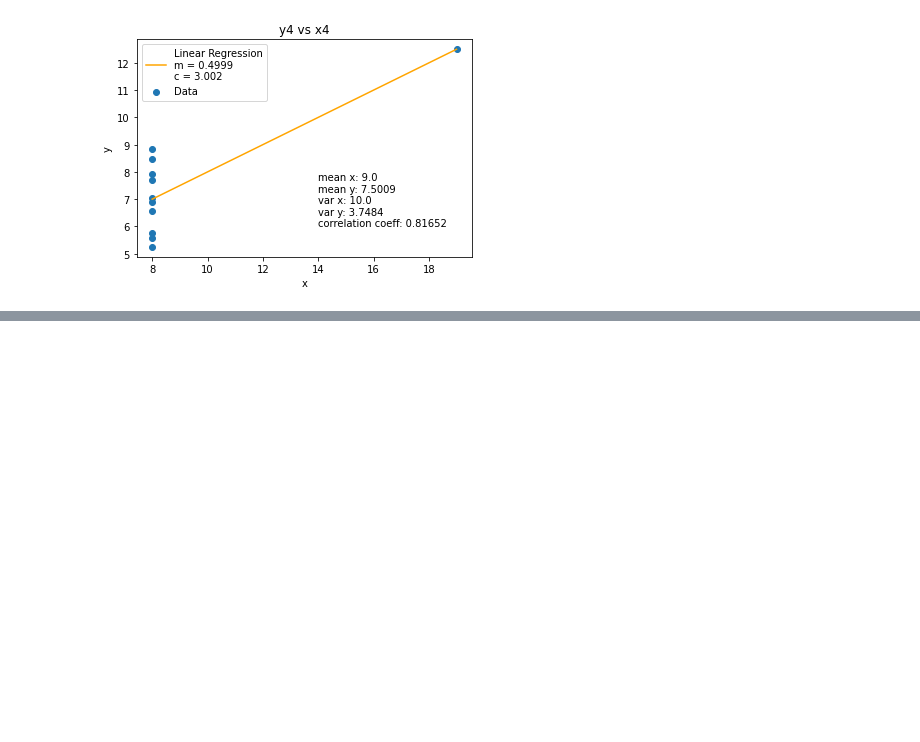
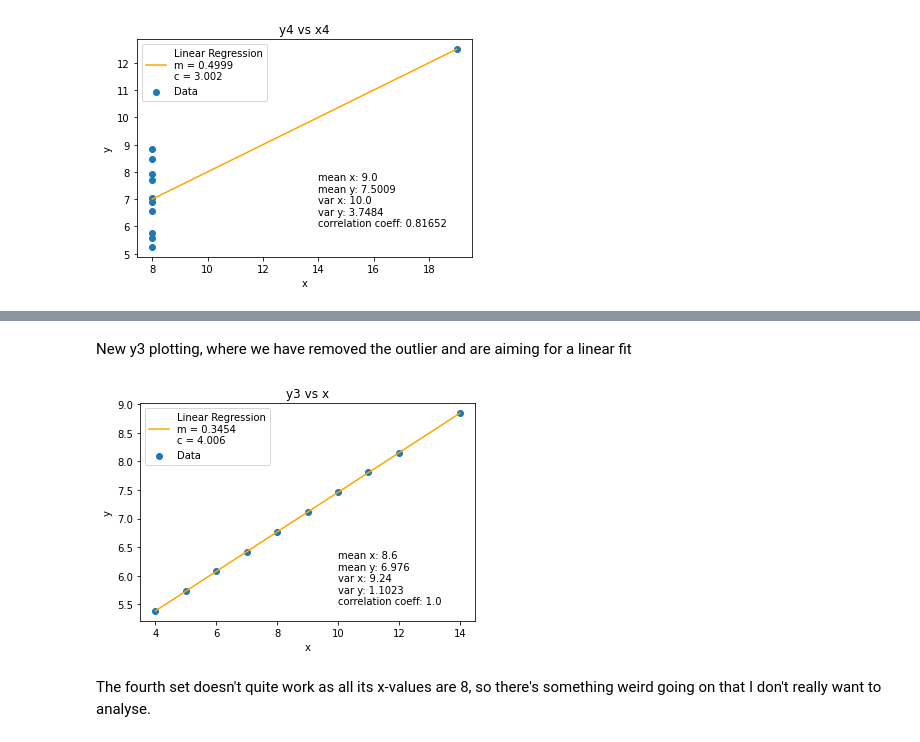
Before and after one commit to mkidson/Uni-Code, a Jupyter notebook: Honours/NP/Tut_3/tut3.ipynb, the cells around one changed output, grey strips where cells are left out. Saved outputs shown, nothing was run; the diff lists cells and outputs as text; code cells hidden in the pictures; blank space fills up the shorter version.

```diff
--- a/Honours/NP/Tut_3/tut3.ipynb
+++ b/Honours/NP/Tut_3/tut3.ipynb
@@ -110,0 +136,8 @@ plt.show()
+# %%
+y3New = np.delete(y3, 2)
+x3New = np.delete(x, 2)
+
+x3Mean_New = np.mean(x3New)
+y3Mean_New = np.mean(y3New)
+x3Var_New = np.var(x3New)
+y3Var_New = np.var(y3New)
@@ -110,0 +164,20 @@ plt.show()
+# %% [markdown]
+New y3 plotting, where we have removed the outlier and are aiming for a linear fit
+# %%
+x_y3LinRegress_New = scipy.stats.linregress(x3New, y3New)
+
+vals = f'mean x: {x3Mean_New:.5}\nmean y: {y3Mean_New:.5}\nvar x: {x3Var_New:.5}\nvar y: {y3Var_New:.5}\ncorrelation coeff: {x_y3LinRegress_New[2]:.5}'
+
+plt.figure()
+plt.scatter(x3New, y3New, label='Data')
+plt.plot(xPlot, xPlot * x_y3LinRegress_New[0] + x_y3LinRegress_New[1], color='orange', label=f'Linear Regression\nm = {x_y3LinRegress_New[0]:.4}\nc = {x_y3LinRegress_New[1]:.4}')
+plt.text(10, 5.5, vals)
+plt.xlabel('x')
+plt.ylabel('y')
+plt.legend()
+plt.title('y3 vs x')
+plt.show()
+# %% [output]
+[figure, added]
+# %% [markdown]
+The fourth set doesn't quite work as all its x-values are 8, so there's something weird going on that I don't really want to analyse.
```
Also changed, not shown: parts of 18 cells of this notebook, 6 other files.
